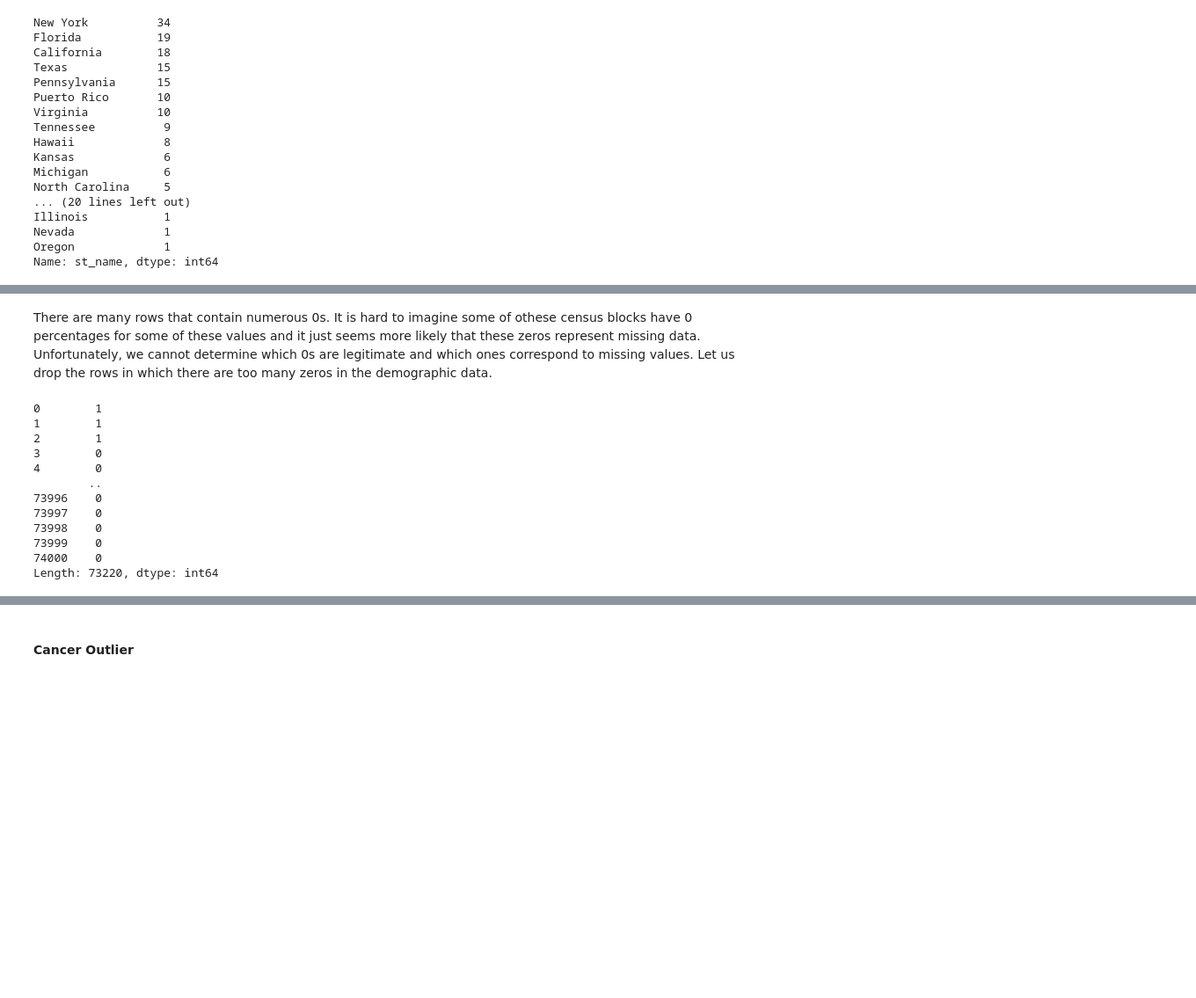
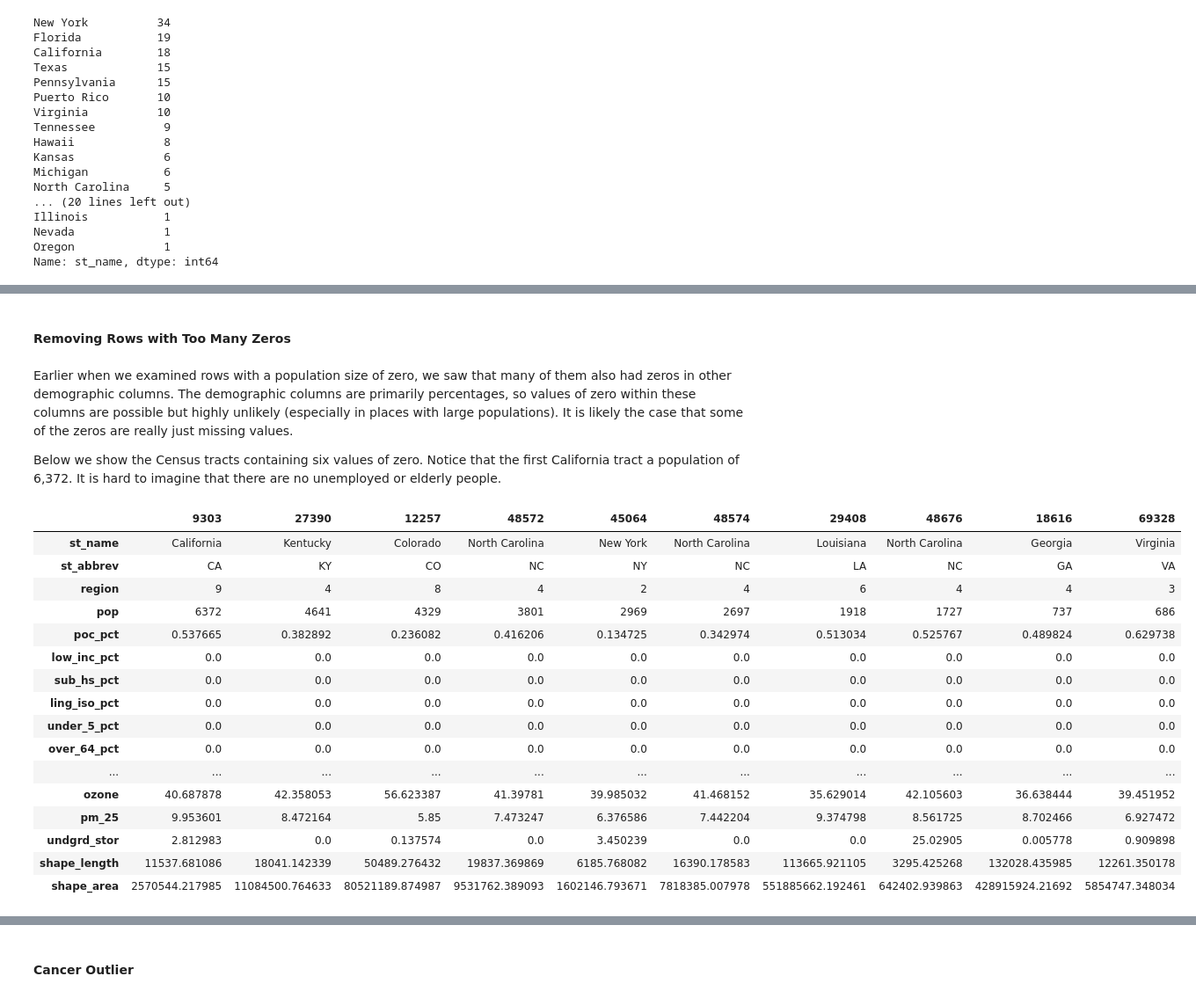
Before and after one commit to LewisDaDude/Project-4, a Jupyter notebook: code/01_cleaning_and_imputing.ipynb, the cells around one changed output, grey strips where cells are left out. Shown at 88% size. Drawn from its saved outputs; the diff is of its cells as text; code cells hidden in the pictures; blank space fills up the shorter version.

```diff
--- a/code/01_cleaning_and_imputing.ipynb
+++ b/code/01_cleaning_and_imputing.ipynb
@@ -291,3 +337,7 @@ env.drop(columns = ['dem_index', 'waste_water'], inplace = True)
+# %% [markdown]
+#### Removing Rows with Too Many Zeros
 # %% [markdown]
-There are many rows that contain numerous 0s. It is hard to imagine some of othese census blocks have 0 percentages for some of these values and it just seems more likely that these zeros represent missing data. Unfortunately, we cannot determine which 0s are legitimate and which ones correspond to missing values. Let us drop the rows in which there are too many zeros in the demographic data.
+Earlier when we examined rows with a population size of zero, we saw that many of them also had zeros in other demographic columns. The demographic columns are primarily percentages, so values of zero within these columns are possible but highly unlikely (especially in places with large populations). It is likely the case that some of the zeros are really just missing values.
+
+Below we show the Census tracts containing six values of zero. Notice that the first California tract a population of 6,372. It is hard to imagine that there are no unemployed or elderly people.
 # %%
@@ -294,16 +345,21 @@ There are many rows that contain numerous 0s. It is hard to imagine some of othe
 dem_info = env.loc[:,'pop':'unemp_pct']
-# %%
-(dem_info == 0).sum(axis = 1)
-# %% [output]
-0        1
-1        1
-2        1
-3        0
-4        0
-        ..
-73996    0
-73997    0
-73998    0
-73999    0
-74000    0
-Length: 73220, dtype: int64
+# %%
+env[(dem_info == 0).sum(axis = 1) == 6].sort_values(by = 'pop', ascending = False).head(10).T
+# %% [output]
+|  | 9303 | 27390 | 12257 | 48572 | 45064 | 48574 | 29408 | 48676 | 18616 | 69328 |
+| st_name | California | Kentucky | Colorado | North Carolina | New York | North Carolina | Louisiana | North Carolina | Georgia | Virginia |
+| st_abbrev | CA | KY | CO | NC | NY | NC | LA | NC | GA | VA |
+| region | 9 | 4 | 8 | 4 | 2 | 4 | 6 | 4 | 4 | 3 |
+| pop | 6372 | 4641 | 4329 | 3801 | 2969 | 2697 | 1918 | 1727 | 737 | 686 |
+| poc_pct | 0.537665 | 0.382892 | 0.236082 | 0.416206 | 0.134725 | 0.342974 | 0.513034 | 0.525767 | 0.489824 | 0.629738 |
+| low_inc_pct | 0.0 | 0.0 | 0.0 | 0.0 | 0.0 | 0.0 | 0.0 | 0.0 | 0.0 | 0.0 |
+| sub_hs_pct | 0.0 | 0.0 | 0.0 | 0.0 | 0.0 | 0.0 | 0.0 | 0.0 | 0.0 | 0.0 |
+| ling_iso_pct | 0.0 | 0.0 | 0.0 | 0.0 | 0.0 | 0.0 | 0.0 | 0.0 | 0.0 | 0.0 |
+| under_5_pct | 0.0 | 0.0 | 0.0 | 0.0 | 0.0 | 0.0 | 0.0 | 0.0 | 0.0 | 0.0 |
+| over_64_pct | 0.0 | 0.0 | 0.0 | 0.0 | 0.0 | 0.0 | 0.0 | 0.0 | 0.0 | 0.0 |
+| ... | ... | ... | ... | ... | ... | ... | ... | ... | ... | ... |
+| ozone | 40.687878 | 42.358053 | 56.623387 | 41.39781 | 39.985032 | 41.468152 | 35.629014 | 42.105603 | 36.638444 | 39.451952 |
+| pm_25 | 9.953601 | 8.472164 | 5.85 | 7.473247 | 6.376586 | 7.442204 | 9.374798 | 8.561725 | 8.702466 | 6.927472 |
+| undgrd_stor | 2.812983 | 0.0 | 0.137574 | 0.0 | 3.450239 | 0.0 | 0.0 | 25.02905 | 0.005778 | 0.909898 |
+| shape_length | 11537.681086 | 18041.142339 | 50489.276432 | 19837.369869 | 6185.768082 | 16390.178583 | 113665.921105 | 3295.425268 | 132028.435985 | 12261.350178 |
+| shape_area | 2570544.217985 | 11084500.764633 | 80521189.874987 | 9531762.389093 | 1602146.793671 | 7818385.007978 | 551885662.192461 | 642402.939863 | 428915924.21692 | 5854747.348034 |
```
Also changed, not shown: parts of 73 cells of this notebook, 1 other file.
